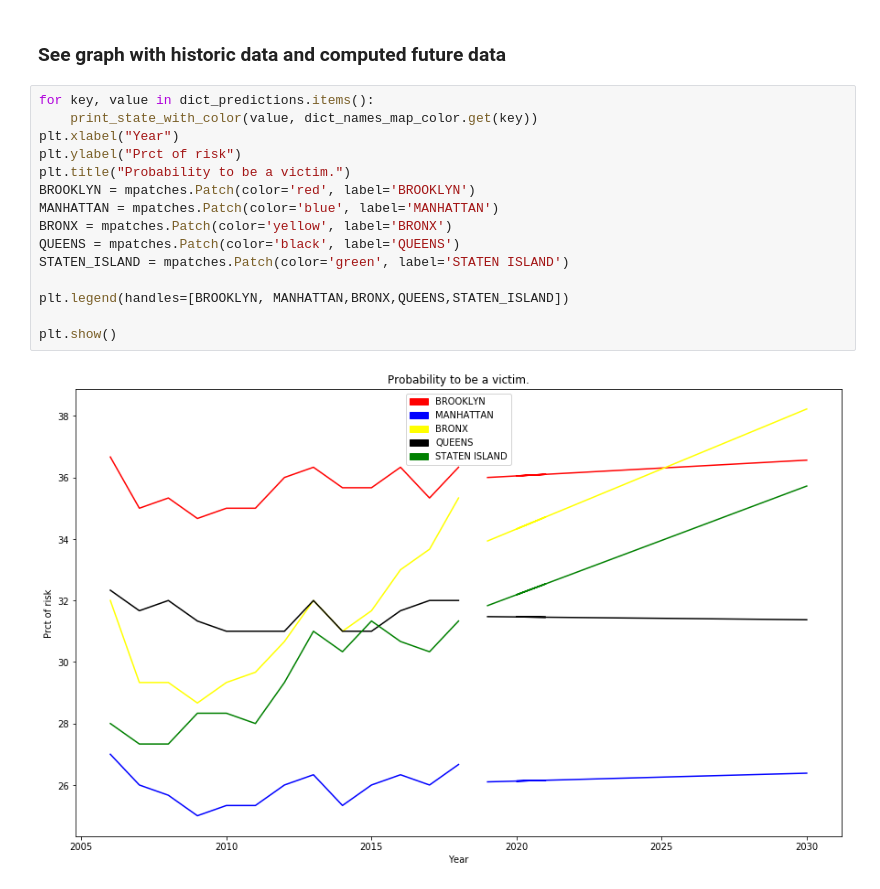
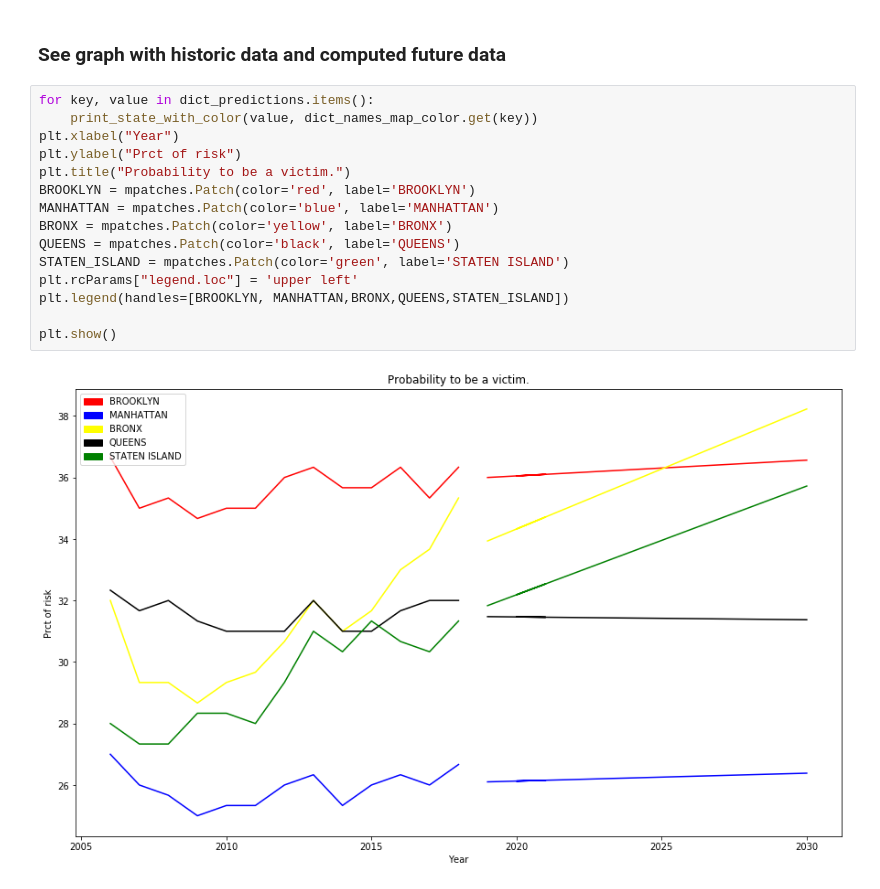
Before and after one commit to pajelonek/DataScienceCourse, a Jupyter notebook: projekt/new_york_crime_data.ipynb, the cells around one changed output. Drawn from its saved outputs; the diff is of its cells as text.

```diff
--- a/projekt/new_york_crime_data.ipynb
+++ b/projekt/new_york_crime_data.ipynb
@@ -331,17 +331,17 @@ def print_state_with_color(state_data, color):
 # %%
 for key, value in dict_predictions.items():
     print_state_with_color(value, dict_names_map_color.get(key))
 plt.xlabel("Year")
 plt.ylabel("Prct of risk")
 plt.title("Probability to be a victim.")
 BROOKLYN = mpatches.Patch(color='red', label='BROOKLYN')
 MANHATTAN = mpatches.Patch(color='blue', label='MANHATTAN')
 BRONX = mpatches.Patch(color='yellow', label='BRONX')
 QUEENS = mpatches.Patch(color='black', label='QUEENS')
 STATEN_ISLAND = mpatches.Patch(color='green', label='STATEN ISLAND')
-
+plt.rcParams["legend.loc"] = 'upper left'
 plt.legend(handles=[BROOKLYN, MANHATTAN,BRONX,QUEENS,STATEN_ISLAND])
 
 plt.show()
 # %% [output]
-[figure, old version]
+[figure, new version]
```
